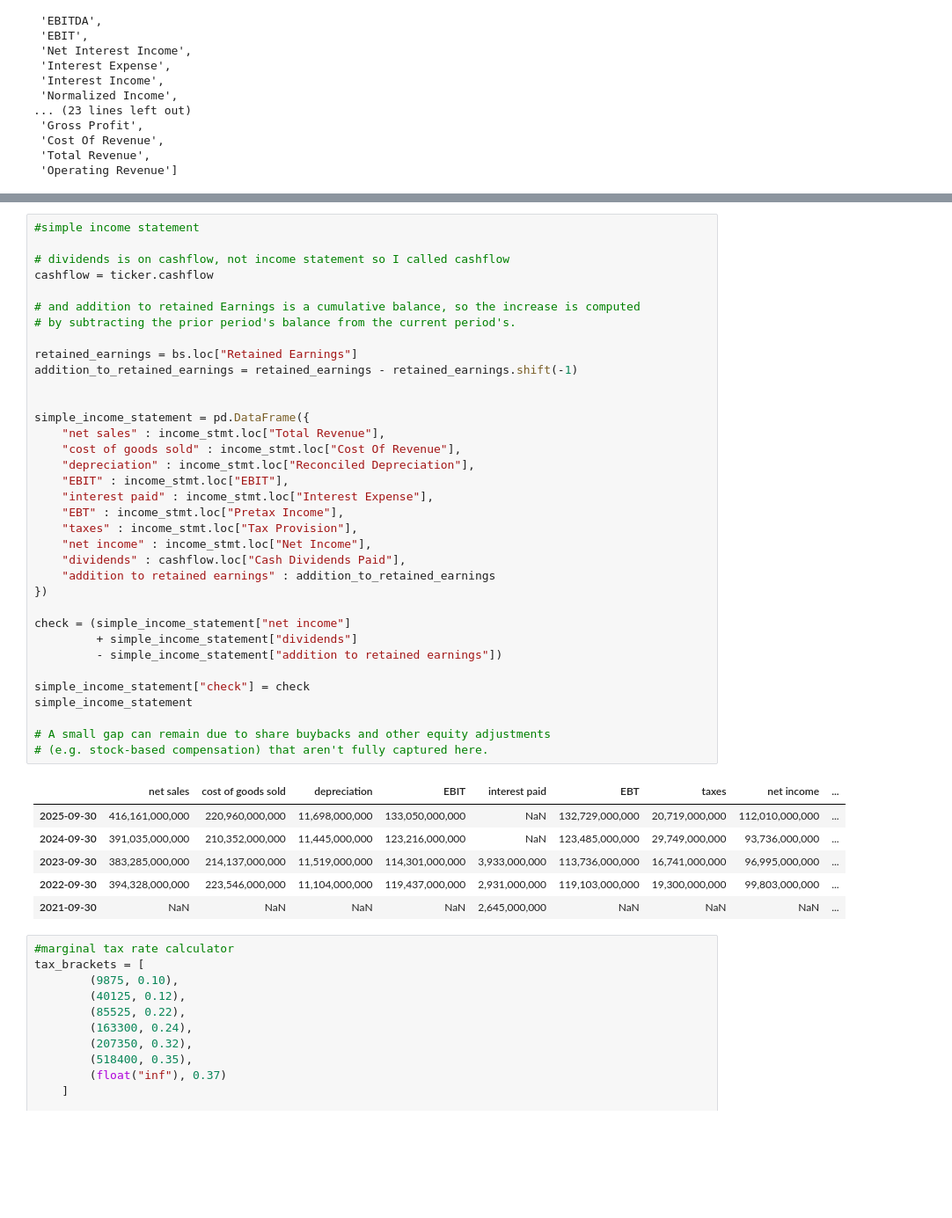
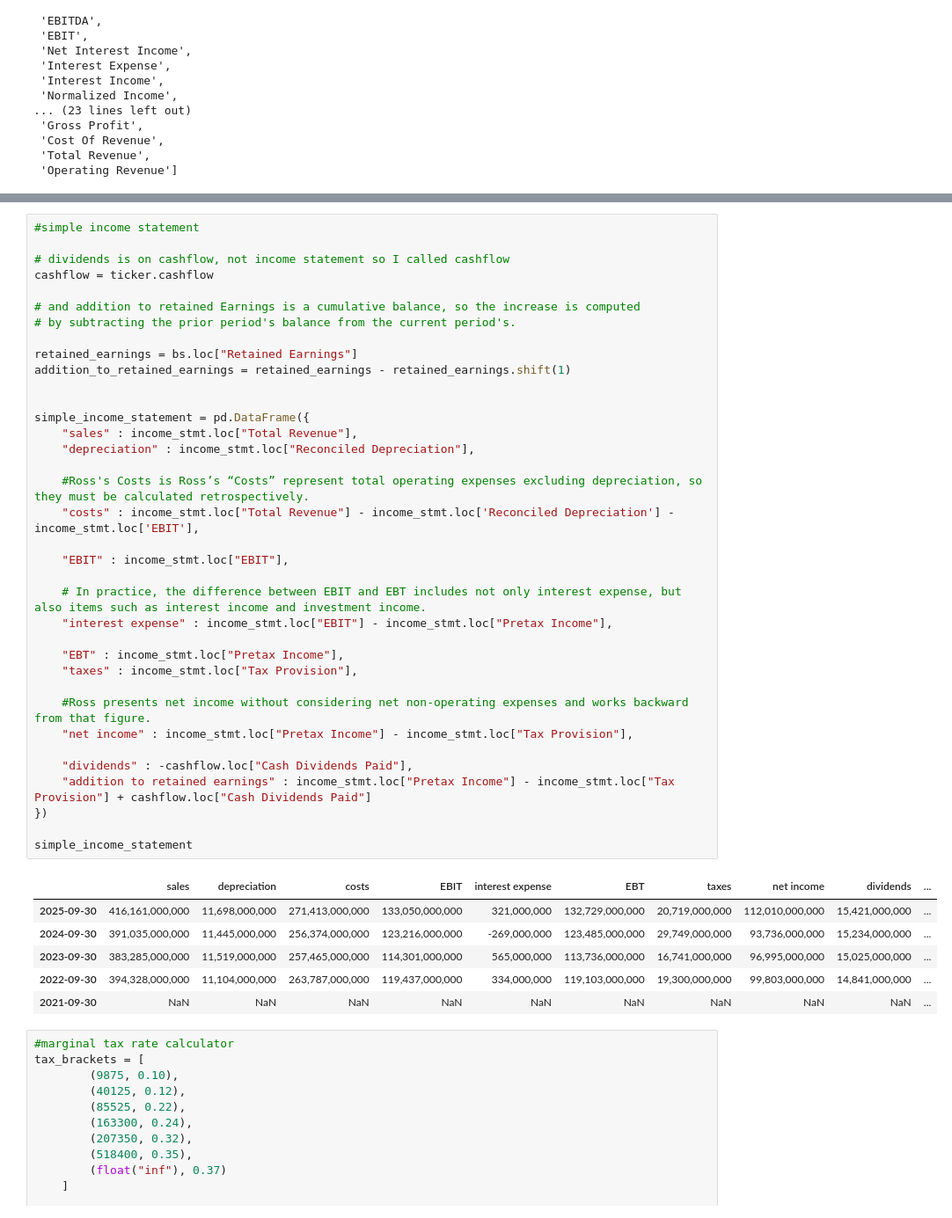
Before and after one commit to west31-d/ross-financial-management-python, a Jupyter notebook: Part1_introduction_to_corporate finance/chap2_financial statements, taxes, and cashflow.ipynb, the cells around one changed output, grey strips where cells are left out. Shown at 88% size. Cells and saved outputs as stored; diff of their text form; blank space fills up the shorter version.

Commit message:
Add Ross-style cash flow analysis and reconcile differences with actual financial statements

```diff
--- a/Part1_introduction_to_corporate finance/chap2_financial statements, taxes, and cashflow.ipynb
+++ b/Part1_introduction_to_corporate finance/chap2_financial statements, taxes, and cashflow.ipynb
@@ -173,45 +188,46 @@ result
 # %%
 #simple income statement
 
 # dividends is on cashflow, not income statement so I called cashflow
 cashflow = ticker.cashflow
 
 # and addition to retained Earnings is a cumulative balance, so the increase is computed
 # by subtracting the prior period's balance from the current period's.
 
 retained_earnings = bs.loc["Retained Earnings"]
-addition_to_retained_earnings = retained_earnings - retained_earnings.shift(-1)
+addition_to_retained_earnings = retained_earnings - retained_earnings.shift(1)
 
 
 simple_income_statement = pd.DataFrame({
-    "net sales" : income_stmt.loc["Total Revenue"],
-    "cost of goods sold" : income_stmt.loc["Cost Of Revenue"],
+    "sales" : income_stmt.loc["Total Revenue"],
     "depreciation" : income_stmt.loc["Reconciled Depreciation"],
+
+    #Ross's Costs is Ross’s “Costs” represent total operating expenses excluding depreciation, so they must be calculated retrospectively.
+    "costs" : income_stmt.loc["Total Revenue"] - income_stmt.loc['Reconciled Depreciation'] - income_stmt.loc['EBIT'],
+
     "EBIT" : income_stmt.loc["EBIT"],
-    "interest paid" : income_stmt.loc["Interest Expense"],
+
+    # In practice, the difference between EBIT and EBT includes not only interest expense, but also items such as interest income and investment income.
+    "interest expense" : income_stmt.loc["EBIT"] - income_stmt.loc["Pretax Income"],
+
     "EBT" : income_stmt.loc["Pretax Income"],
     "taxes" : income_stmt.loc["Tax Provision"],
-    "net income" : income_stmt.loc["Net Income"],
-    "dividends" : cashflow.loc["Cash Dividends Paid"],
-    "addition to retained earnings" : addition_to_retained_earnings
+
+    #Ross presents net income without considering net non-operating expenses and works backward from that figure.
+    "net income" : income_stmt.loc["Pretax Income"] - income_stmt.loc["Tax Provision"],
+
+    "dividends" : -cashflow.loc["Cash Dividends Paid"],
+    "addition to retained earnings" : income_stmt.loc["Pretax Income"] - income_stmt.loc["Tax Provision"] + cashflow.loc["Cash Dividends Paid"]
 })
 
-check = (simple_income_statement["net income"]
-         + simple_income_statement["dividends"]
-         - simple_income_statement["addition to retained earnings"])
-
-simple_income_statement["check"] = check
 simple_income_statement
-
-# A small gap can remain due to share buybacks and other equity adjustments
-# (e.g. stock-based compensation) that aren't fully captured here.
 # %% [output]
-|  | net sales | cost of goods sold | depreciation | EBIT | interest paid | EBT | taxes | net income | ... |
-| 2025-09-30 | 416,161,000,000 | 220,960,000,000 | 11,698,000,000 | 133,050,000,000 | NaN | 132,729,000,000 | 20,719,000,000 | 112,010,000,000 | ... |
-| 2024-09-30 | 391,035,000,000 | 210,352,000,000 | 11,445,000,000 | 123,216,000,000 | NaN | 123,485,000,000 | 29,749,000,000 | 93,736,000,000 | ... |
-| 2023-09-30 | 383,285,000,000 | 214,137,000,000 | 11,519,000,000 | 114,301,000,000 | 3,933,000,000 | 113,736,000,000 | 16,741,000,000 | 96,995,000,000 | ... |
-| 2022-09-30 | 394,328,000,000 | 223,546,000,000 | 11,104,000,000 | 119,437,000,000 | 2,931,000,000 | 119,103,000,000 | 19,300,000,000 | 99,803,000,000 | ... |
-| 2021-09-30 | NaN | NaN | NaN | NaN | 2,645,000,000 | NaN | NaN | NaN | ... |
+|  | sales | depreciation | costs | EBIT | interest expense | EBT | taxes | net income | dividends | ... |
+| 2025-09-30 | 416,161,000,000 | 11,698,000,000 | 271,413,000,000 | 133,050,000,000 | 321,000,000 | 132,729,000,000 | 20,719,000,000 | 112,010,000,000 | 15,421,000,000 | ... |
+| 2024-09-30 | 391,035,000,000 | 11,445,000,000 | 256,374,000,000 | 123,216,000,000 | -269,000,000 | 123,485,000,000 | 29,749,000,000 | 93,736,000,000 | 15,234,000,000 | ... |
+| 2023-09-30 | 383,285,000,000 | 11,519,000,000 | 257,465,000,000 | 114,301,000,000 | 565,000,000 | 113,736,000,000 | 16,741,000,000 | 96,995,000,000 | 15,025,000,000 | ... |
+| 2022-09-30 | 394,328,000,000 | 11,104,000,000 | 263,787,000,000 | 119,437,000,000 | 334,000,000 | 119,103,000,000 | 19,300,000,000 | 99,803,000,000 | 14,841,000,000 | ... |
+| 2021-09-30 | NaN | NaN | NaN | NaN | NaN | NaN | NaN | NaN | NaN | ... |
 # %%
 #marginal tax rate calculator
 tax_brackets = [
```
Also changed, not shown: parts of 5 cells of this notebook, 4 other files.
